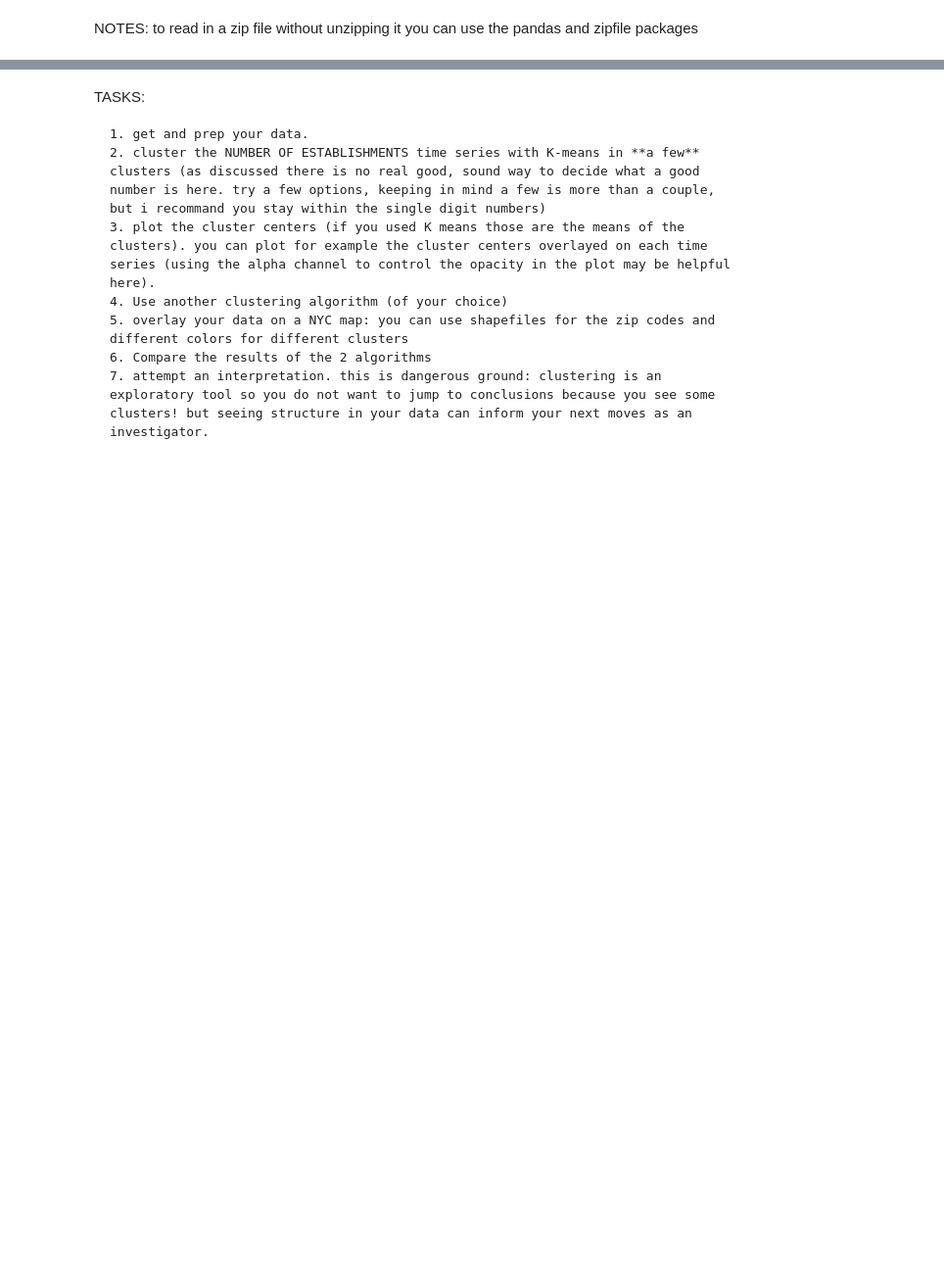
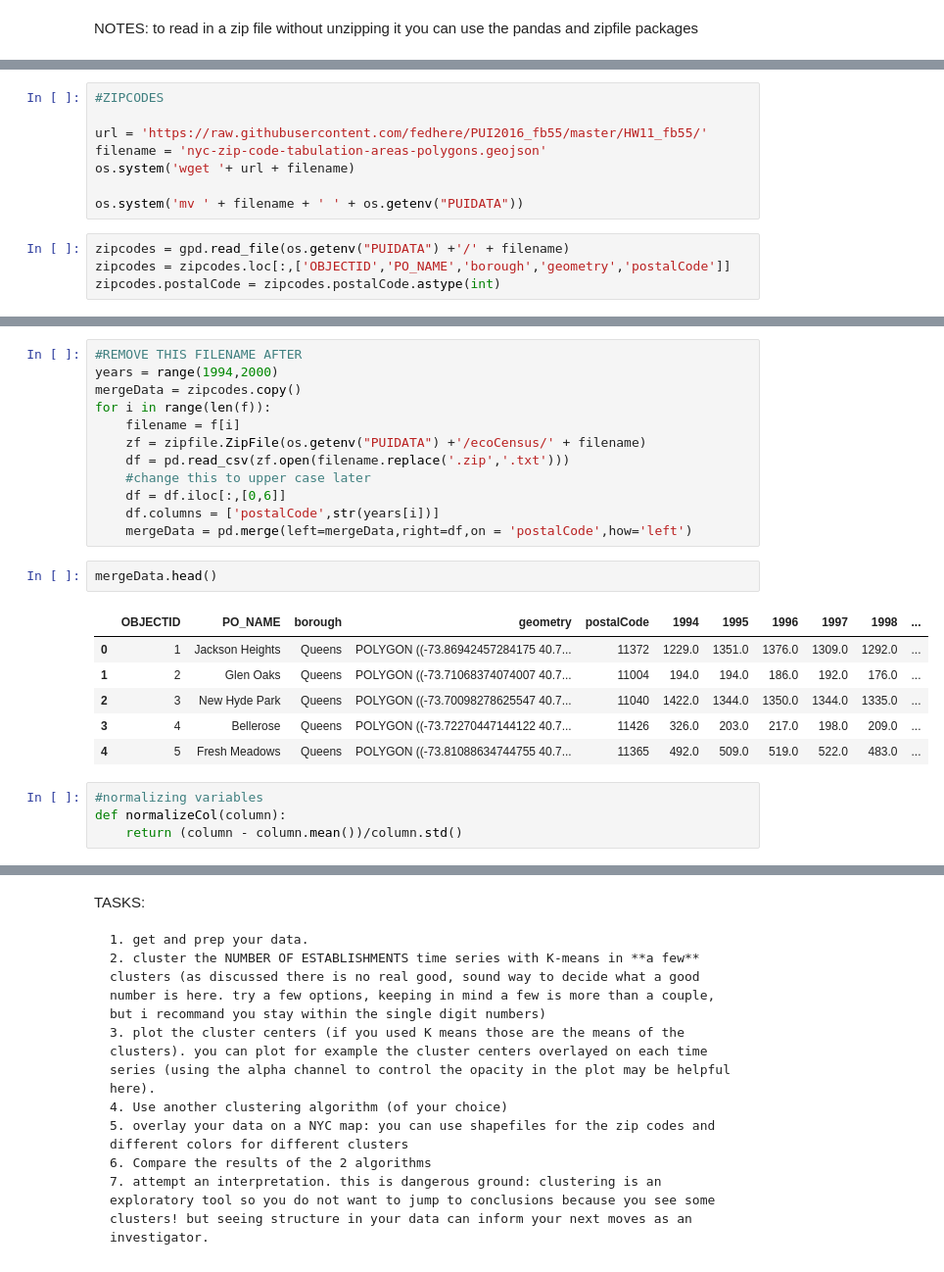
Before and after one commit to alephcero/PUI2016_fdg224, a Jupyter notebook: HW11_fdg224/HW11_2_fdg224.ipynb, the cells around one changed output, grey strips where cells are left out. Shown at 98% size. Cells and saved outputs as stored; diff of their text form; blank space fills up the shorter version.

```diff
--- a/HW11_fdg224/HW11_2_fdg224.ipynb
+++ b/HW11_fdg224/HW11_2_fdg224.ipynb
@@ -44,0 +62,12 @@ mydata[i].mean() should be ~0 for all i in range(len(Nzipcodes))
+# %%
+#ZIPCODES
+
+url = 'https://raw.githubusercontent.com/fedhere/PUI2016_fb55/master/HW11_fb55/'
+filename = 'nyc-zip-code-tabulation-areas-polygons.geojson'
+os.system('wget '+ url + filename)
+
+os.system('mv ' + filename + ' ' + os.getenv("PUIDATA"))
+# %%
+zipcodes = gpd.read_file(os.getenv("PUIDATA") +'/' + filename)
+zipcodes = zipcodes.loc[:,['OBJECTID','PO_NAME','borough','geometry','postalCode']]
+zipcodes.postalCode = zipcodes.postalCode.astype(int)
@@ -44,0 +105,25 @@ mydata[i].mean() should be ~0 for all i in range(len(Nzipcodes))
+# %%
+#REMOVE THIS FILENAME AFTER
+years = range(1994,2000)
+mergeData = zipcodes.copy()
+for i in range(len(f)):
+    filename = f[i]
+    zf = zipfile.ZipFile(os.getenv("PUIDATA") +'/ecoCensus/' + filename)
+    df = pd.read_csv(zf.open(filename.replace('.zip','.txt')))
+    #change this to upper case later
+    df = df.iloc[:,[0,6]]
+    df.columns = ['postalCode',str(years[i])]
+    mergeData = pd.merge(left=mergeData,right=df,on = 'postalCode',how='left')
+# %%
+mergeData.head()
+# %% [output]
+|  | OBJECTID | PO_NAME | borough | geometry | postalCode | 1994 | 1995 | 1996 | 1997 | 1998 | ... |
+| 0 | 1 | Jackson Heights | Queens | POLYGON ((-73.86942457284175 40.7... | 11372 | 1229.0 | 1351.0 | 1376.0 | 1309.0 | 1292.0 | ... |
+| 1 | 2 | Glen Oaks | Queens | POLYGON ((-73.71068374074007 40.7... | 11004 | 194.0 | 194.0 | 186.0 | 192.0 | 176.0 | ... |
+| 2 | 3 | New Hyde Park | Queens | POLYGON ((-73.70098278625547 40.7... | 11040 | 1422.0 | 1344.0 | 1350.0 | 1344.0 | 1335.0 | ... |
+| 3 | 4 | Bellerose | Queens | POLYGON ((-73.72270447144122 40.7... | 11426 | 326.0 | 203.0 | 217.0 | 198.0 | 209.0 | ... |
+| 4 | 5 | Fresh Meadows | Queens | POLYGON ((-73.81088634744755 40.7... | 11365 | 492.0 | 509.0 | 519.0 | 522.0 | 483.0 | ... |
+# %%
+#normalizing variables
+def normalizeCol(column):
+    return (column - column.mean())/column.std()
```
Also changed, not shown: parts of 17 cells of this notebook.
